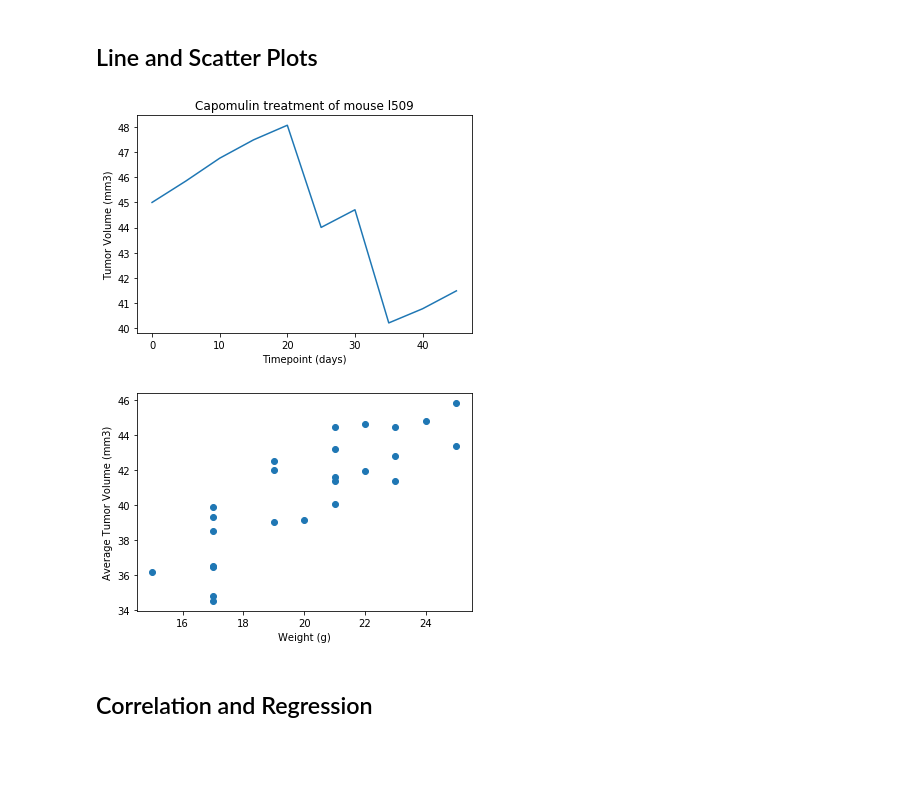
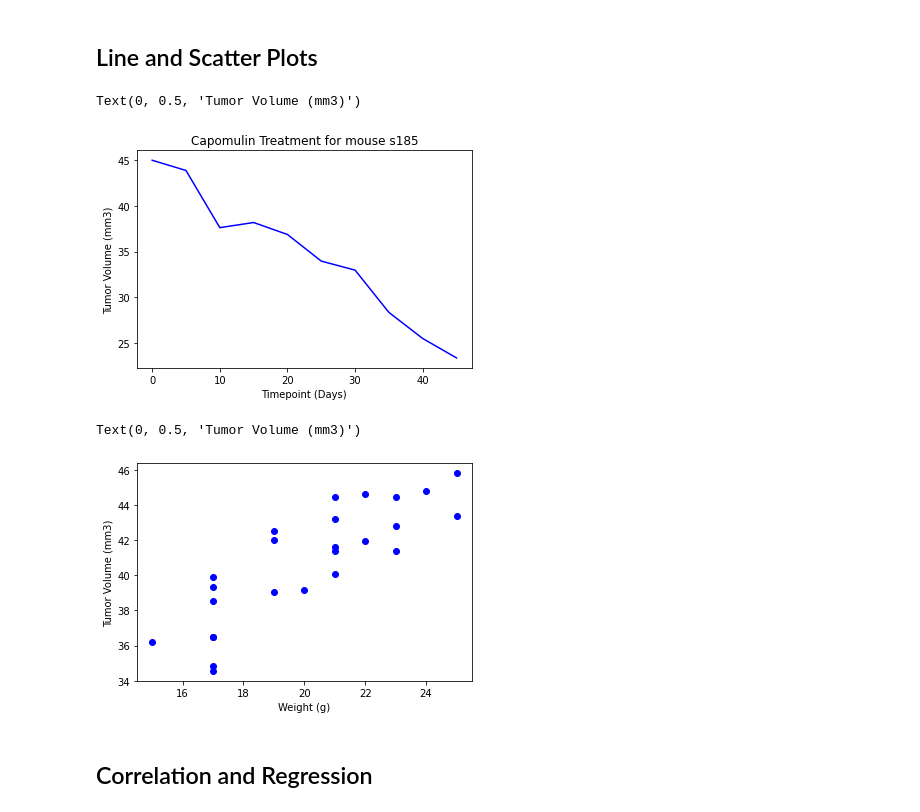
Before and after one commit to Tsmoore002900/Data_Visualization, a Jupyter notebook: pymaceuticals_results.ipynb, the cells around one changed output. Saved outputs shown, nothing was run; the diff lists cells and outputs as text; code cells hidden in the pictures; blank space fills up the shorter version.

```diff
--- a/pymaceuticals_results.ipynb
+++ b/pymaceuticals_results.ipynb
@@ -225,11 +220,27 @@ Ceftamin's potential outliers: Series([], Name: Tumor Volume (mm3), dtype: float
 ## Line and Scatter Plots
 # %%
 # Generate a line plot of tumor volume vs. time point for a mouse treated with Capomulin
+Capomulin_mouse = clean_mouse_df.loc[clean_mouse_df["Mouse ID"] == "s185",:]
+Capomulin_mouse
+x_axis = Capomulin_mouse["Timepoint"]
+tumor_size = Capomulin_mouse["Tumor Volume (mm3)"]
+
+plt.plot(x_axis, tumor_size, color="b")
+plt.title("Capomulin Treatment for mouse s185")
+plt.xlabel("Timepoint (Days)")
+plt.ylabel("Tumor Volume (mm3)")
 # %% [output]
+Text(0, 0.5, 'Tumor Volume (mm3)')
-[figure, old version]
+[figure, new version]
 # %%
 # Generate a scatter plot of average tumor volume vs. mouse weight for the Capomulin regimen
+Capomulin_avg_tumor = clean_mouse_df.loc[clean_mouse_df["Drug Regimen"] == "Capomulin",:]
+avg_tumor_volume = Capomulin_avg_tumor.groupby(["Mouse ID"]).mean()
+plt.scatter(avg_tumor_volume["Weight (g)"], avg_tumor_volume["Tumor Volume (mm3)"], color="b")
+plt.xlabel("Weight (g)")
+plt.ylabel("Tumor Volume (mm3)")
 # %% [output]
+Text(0, 0.5, 'Tumor Volume (mm3)')
-[figure, old version]
+[figure, new version]
 # %% [markdown]
 ## Correlation and Regression
```
Also changed, not shown: parts of 10 cells of this notebook.
